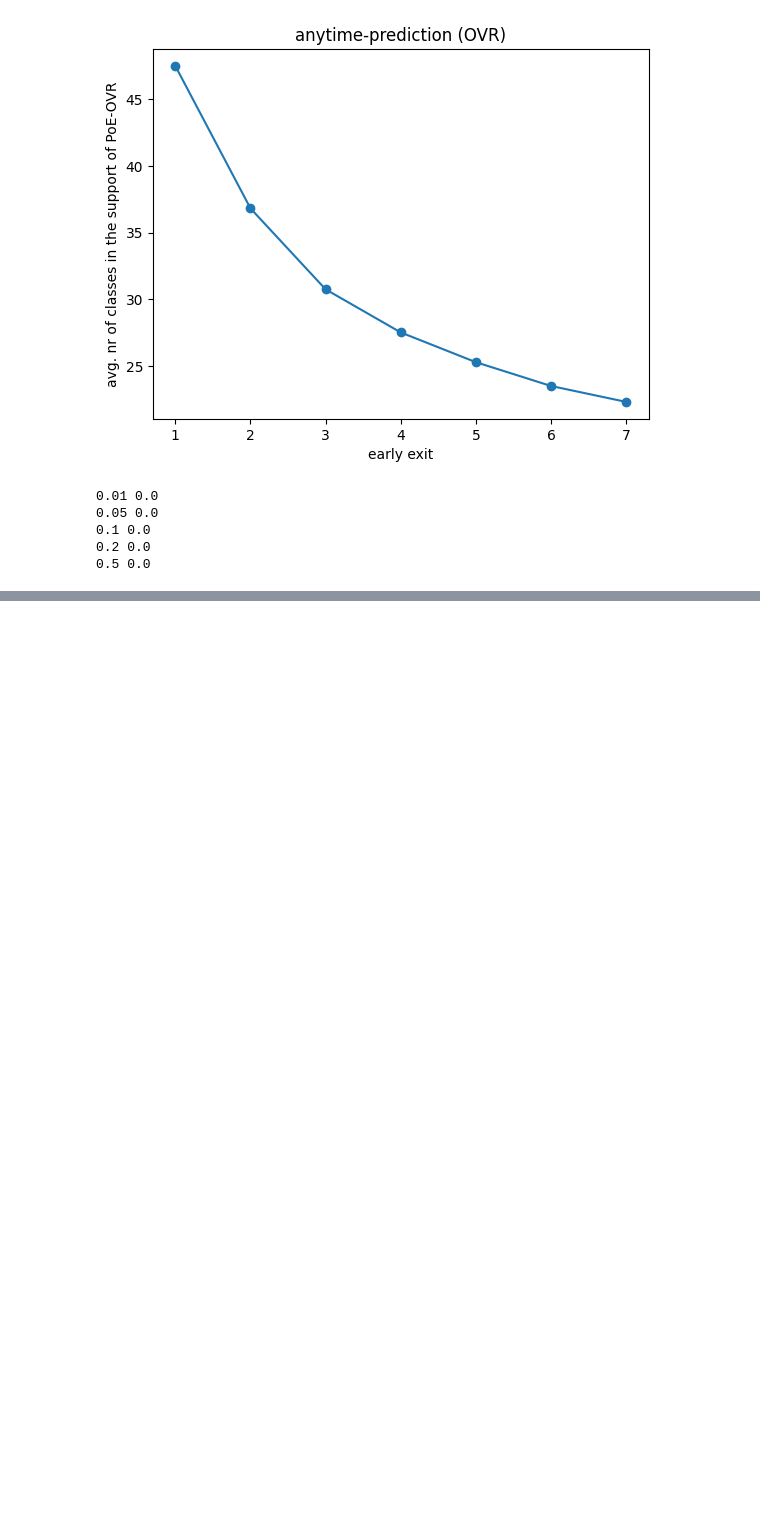
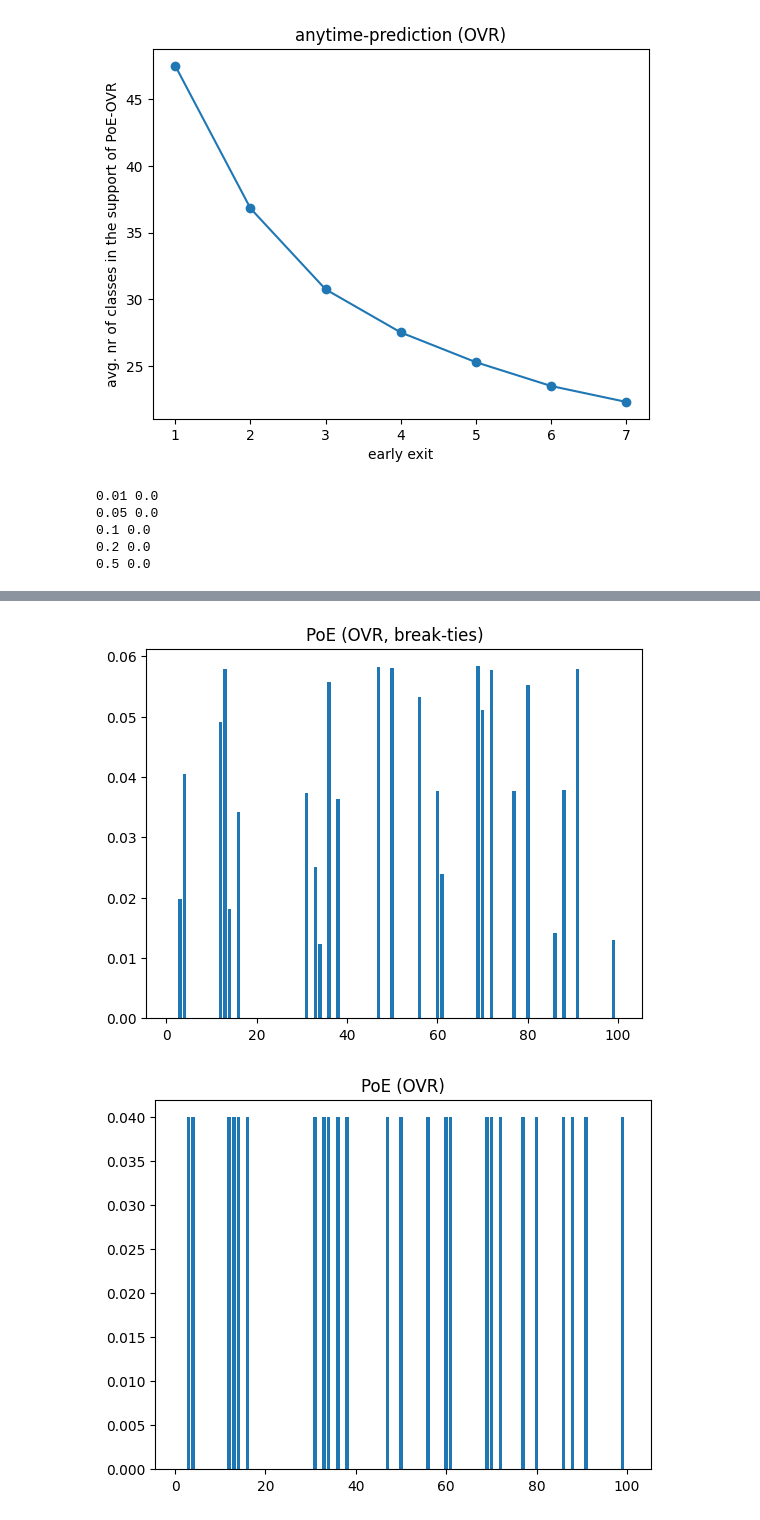
Before and after one commit to metodj/MSDNet-PyTorch, a Jupyter notebook: modal_probs.ipynb, the cells around one changed output, grey strips where cells are left out. Drawn from its saved outputs; the diff is of its cells as text; code cells hidden in the pictures; blank space fills up the shorter version.

```diff
--- a/modal_probs.ipynb
+++ b/modal_probs.ipynb
@@ -256,0 +413,17 @@ for thres, val in modal_probs_ovr.items():
+# %%
+l, n = 6, 0
+
+plt.bar(np.arange(1, 101, 1), probs_poe_ovr_break_ties[l, n, :].numpy())
+plt.title('PoE (OVR, break-ties)')
+plt.show()
+
+plt.bar(np.arange(1, 101, 1), probs_poe_ovr[l, n, :].numpy())
+plt.title('PoE (OVR)')
+plt.show()
+
+plt.bar(np.arange(1, 101, 1), probs_poe[l, n, :].numpy())
+plt.title('PoE (softmax)')
+plt.show()
+# %% [output]
+[figure, added]
+[figure, added]
```
Also changed, not shown: parts of 22 cells of this notebook.
